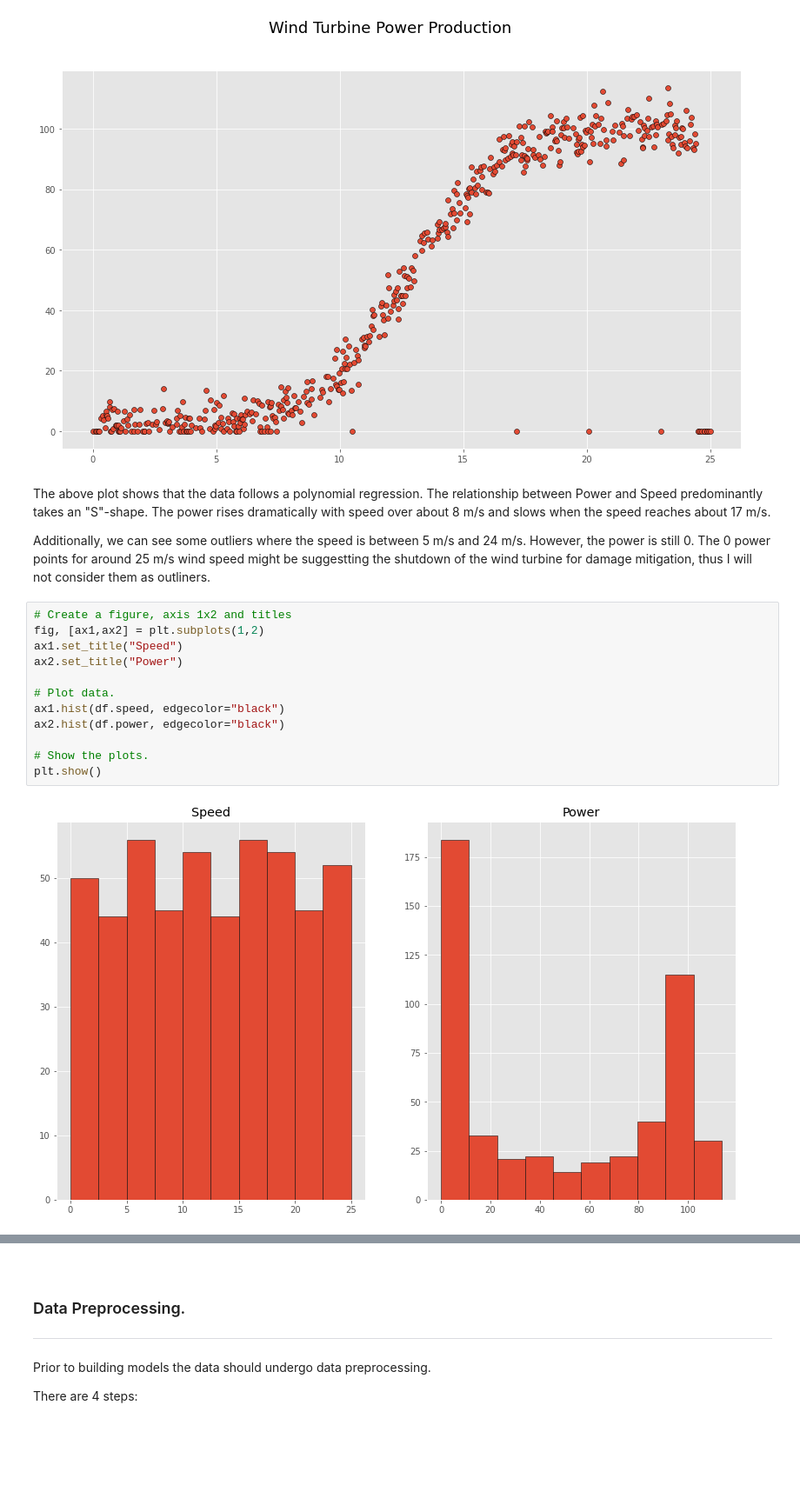
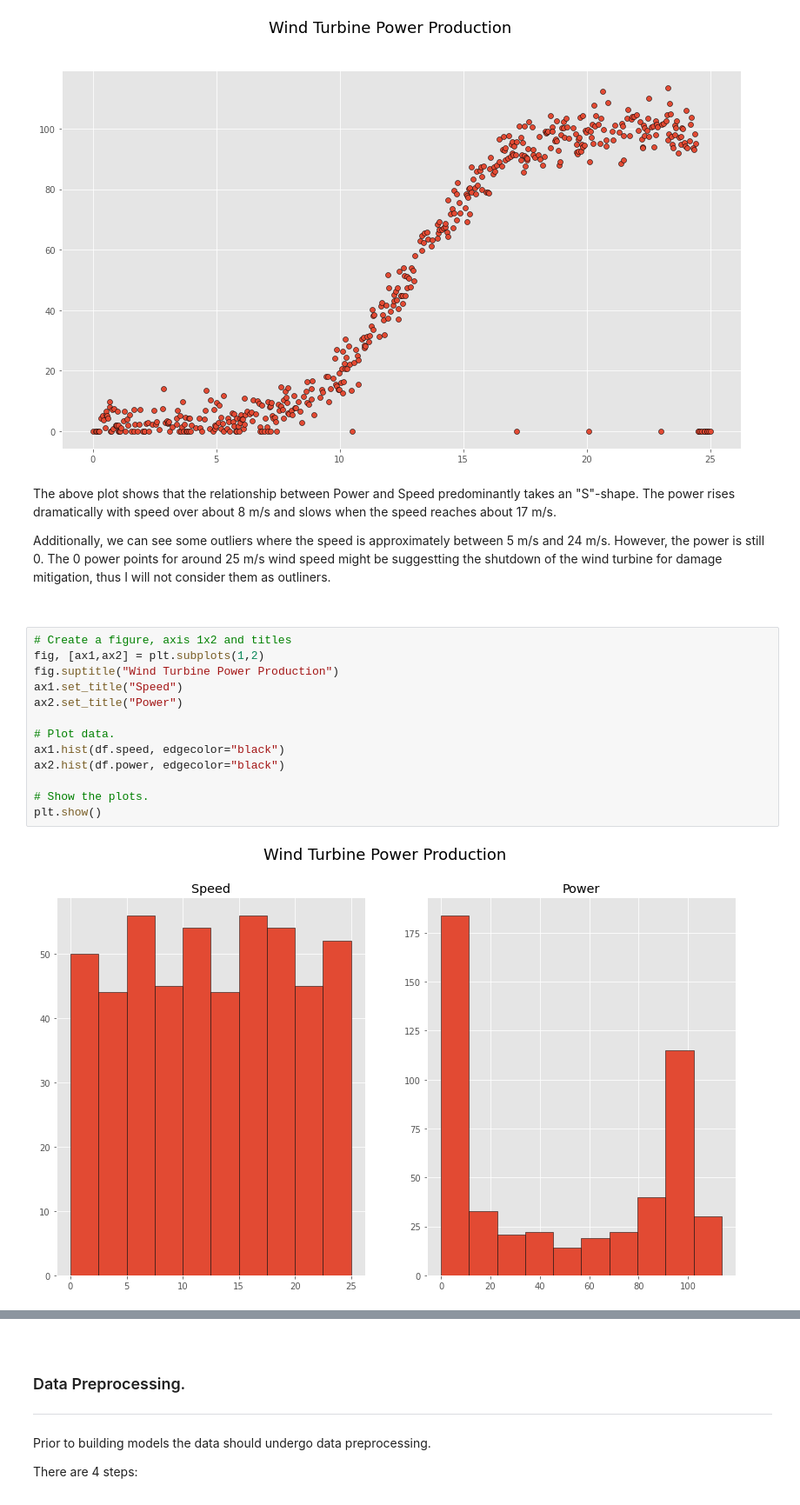
Before and after one commit to olgarozhdestvina/Fundamentals-of-Data-Analysis-Project, a Jupyter notebook: Power_production_models.ipynb, the cells around one changed output, grey strips where cells are left out. Shown at 87% size. Drawn from its saved outputs; the diff is of its cells as text; blank space fills up the shorter version.

```diff
--- a/Power_production_models.ipynb
+++ b/Power_production_models.ipynb
@@ -133,23 +135,26 @@ plt.show()
 # %% [output]
 [figure]
 # %% [markdown]
-The above plot shows that the data follows a polynomial regression. The relationship between Power and Speed predominantly takes an "S"-shape. The power rises dramatically with speed over about 8 m/s and slows when the speed reaches about 17 m/s.
+The above plot shows that the relationship between Power and Speed predominantly takes an "S"-shape. The power rises dramatically with speed over about 8 m/s and slows when the speed reaches about 17 m/s.
 
-Additionally, we can see some outliers where the speed is between 5 m/s and 24 m/s. However, the power is still 0. The 0 power points for around 25 m/s wind speed might be suggestting the shutdown of the wind turbine for damage mitigation, thus I will not consider them as outliners.
+Additionally, we can see some outliers where the speed is approximately between 5 m/s and 24 m/s. However, the power is still 0. The 0 power points for around 25 m/s wind speed might be suggestting the shutdown of the wind turbine for damage mitigation, thus I will not consider them as outliners.
+
+<br>
 # %%
 # Create a figure, axis 1x2 and titles
 fig, [ax1,ax2] = plt.subplots(1,2)
+fig.suptitle("Wind Turbine Power Production")
 ax1.set_title("Speed")
 ax2.set_title("Power")
 
 # Plot data.
 ax1.hist(df.speed, edgecolor="black")
 ax2.hist(df.power, edgecolor="black")
 
 # Show the plots.
 plt.show()
 # %% [output]
-[figure, old version]
+[figure, new version]
 # %% [markdown]
 <br>
 
```
Also changed, not shown: parts of 45 cells of this notebook.
